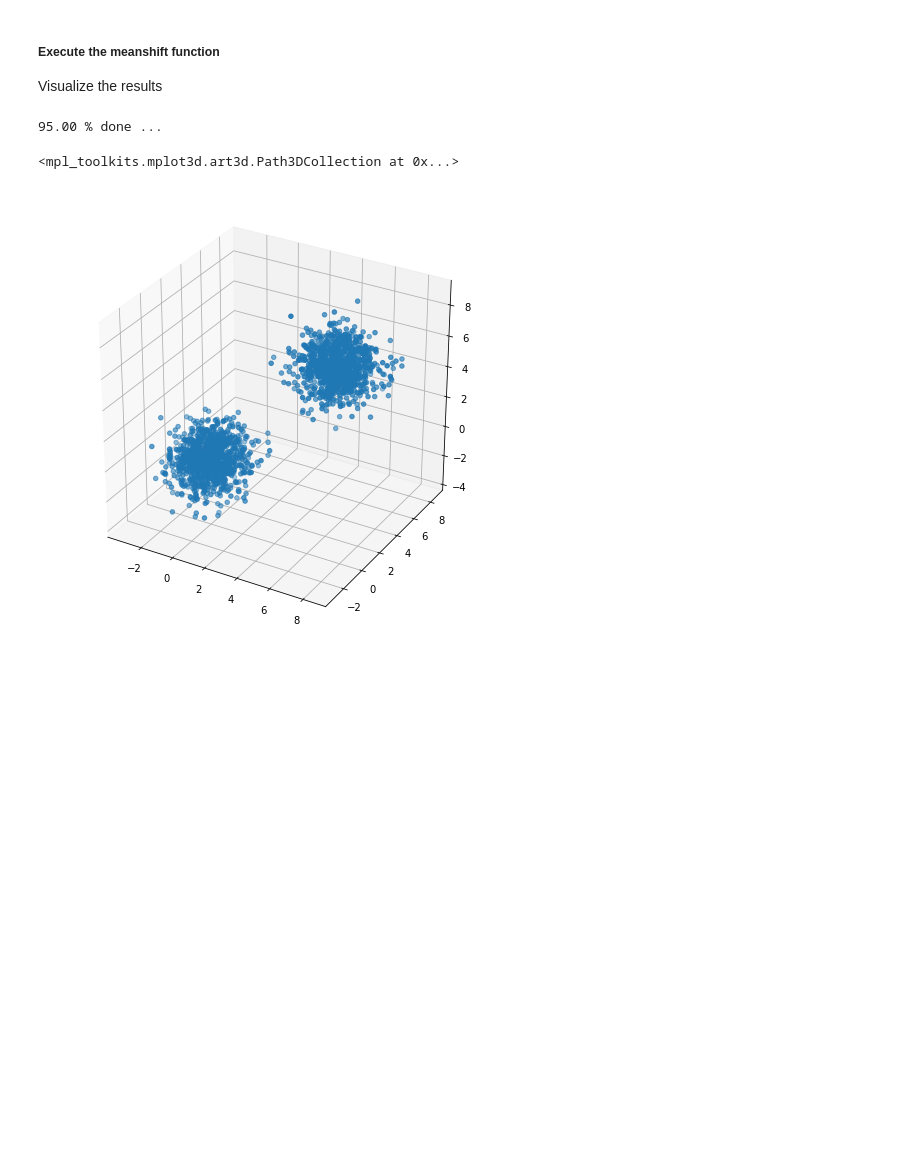
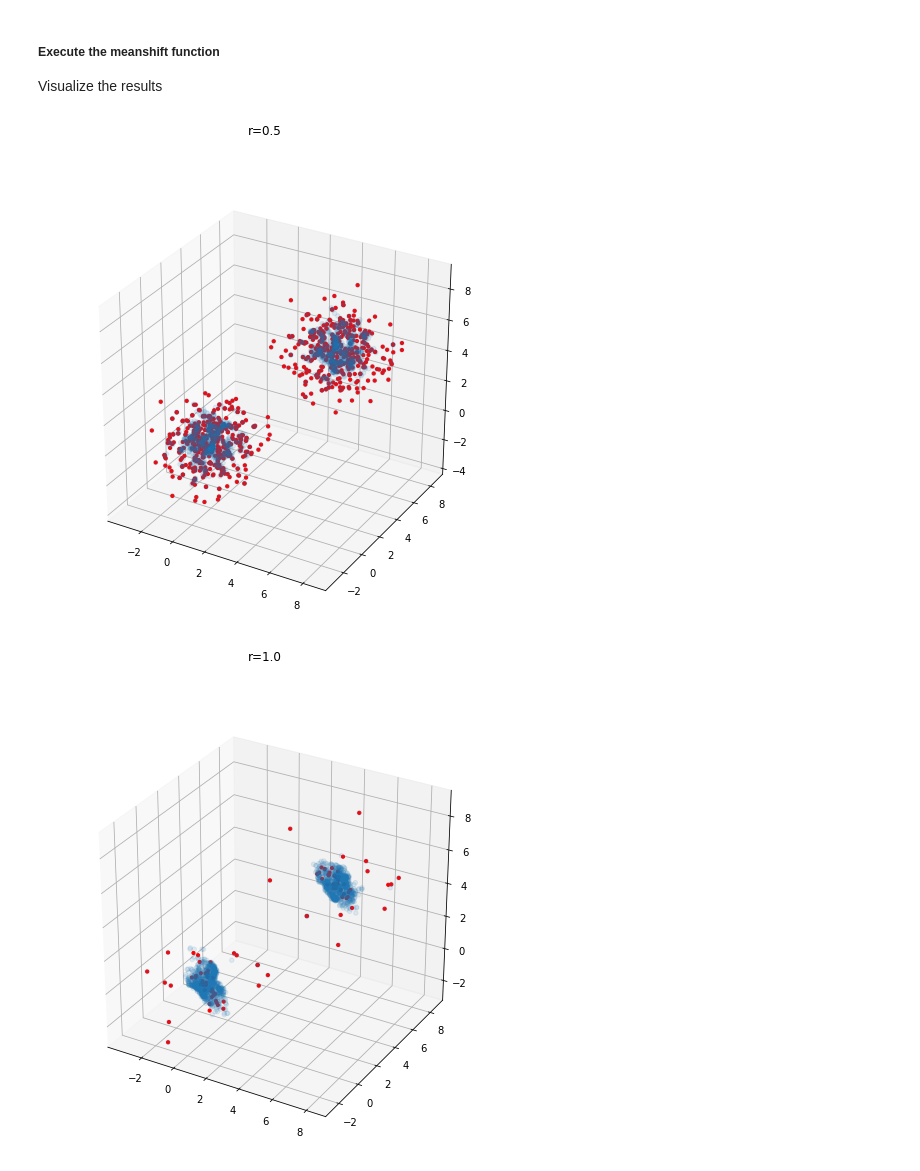
Before and after one commit to DeastinY/computervision, a Jupyter notebook: mean_shift.ipynb, the cells around one changed output. Saved outputs shown, nothing was run; the diff lists cells and outputs as text; code cells hidden in the pictures; blank space fills up the shorter version.

Commit message:
implemented meanshift

```diff
--- a/mean_shift.ipynb
+++ b/mean_shift.ipynb
@@ -18,7 +19,7 @@ pylab.rcParams['figure.figsize'] = 16, 12
 The matrix is loaded into a numpy array of dimensions (2000, 3)
 # %%
 SAMPLE_DATA = loadmat("pts.mat")['data']
-if False:  # Set to true to show the data
+if True:  # Set to true to show the data
     fig = plt.figure(figsize=(6, 6))
     ax = fig.add_subplot(111, projection="3d")
     ax.scatter(SAMPLE_DATA[0], SAMPLE_DATA[1], SAMPLE_DATA[2])
@@ -69,16 +131,25 @@ def meanshift(data, r):
         "peaks": []
     }
     data_transposed = data.transpose()
-    for idx, point in enumerate(data_transposed):
-        if idx*1./len(data_transposed)*100 % 5 == 0:
-            clear_output()
-            print("{:.2f} % done ...".format(idx*1./len(data_transposed)*100, end="\r"))
-        peak = find_peak(data_transposed, point, r)
-        neighbours = get_neighbours(peaks, peak, r/2)
-        if len(neighbours) == 0:
-            peaks.append(peak)
-        else:
-            peak = neighbours[0]
+    for idx, point in log_progress(enumerate(data_transposed), 1, len(data_transposed)):
+        # calculate peaks until convergence
+        old_peak = None
+        while True:
+            point = point if old_peak is None else old_peak
+            peak = find_peak(data_transposed, point, r)
+            if old_peak is None:
+                old_peak = peak
+            else:
+                # match peak to possible neighbours
+                neighbours = get_neighbours(np.array(peaks), peak, r/2.)
+                if len(neighbours) > 1:
+                    peak = neighbours[0]
+                    break
+                if dist(peak, old_peak) <= 0.01:  # converged
+                    peaks.append(peak)
+                    break
+                else:
+                    old_peak = peak
         annotated["points"].append(point)
         annotated["peaks"].append(np.where(peaks==peak)[0][0])
     annotated["points"] = np.array(annotated["points"])
@@ -89,12 +160,14 @@ def meanshift(data, r):
 ##### Execute the meanshift function
 Visualize the results
 # %%
-peaks, annotated = meanshift(SAMPLE_DATA, r=0.1)
-fig = plt.figure(figsize=(8, 8))
-ax = fig.add_subplot(111, projection="3d")
-ax.scatter(annotated["points"][0], annotated["points"][1], annotated["points"][2])
-ax.scatter(peaks[0], peaks[1], peaks[2], color="red", s=4)
+for r in range(5, 25, 5):
+    peaks, annotated = meanshift(SAMPLE_DATA, r/10.)
+    fig = plt.figure(figsize=(8, 8))
+    fig.suptitle("r={}".format(r/10.))
+    ax = fig.add_subplot(111, projection="3d")
+    x, y, z = zip(*peaks)
+    ax.scatter(x, y, z, color="red", s=10, alpha=1)
+    ax.scatter(annotated["points"][0], annotated["points"][1], annotated["points"][2], alpha=0.1)
 # %% [output]
-95.00 % done ...
-<mpl_toolkits.mplot3d.art3d.Path3DCollection at 0x...>
-[figure, old version]
+[figure, new version]
+[figure, added]
```
Also changed, not shown: parts of 4 cells of this notebook, 1 other file.
